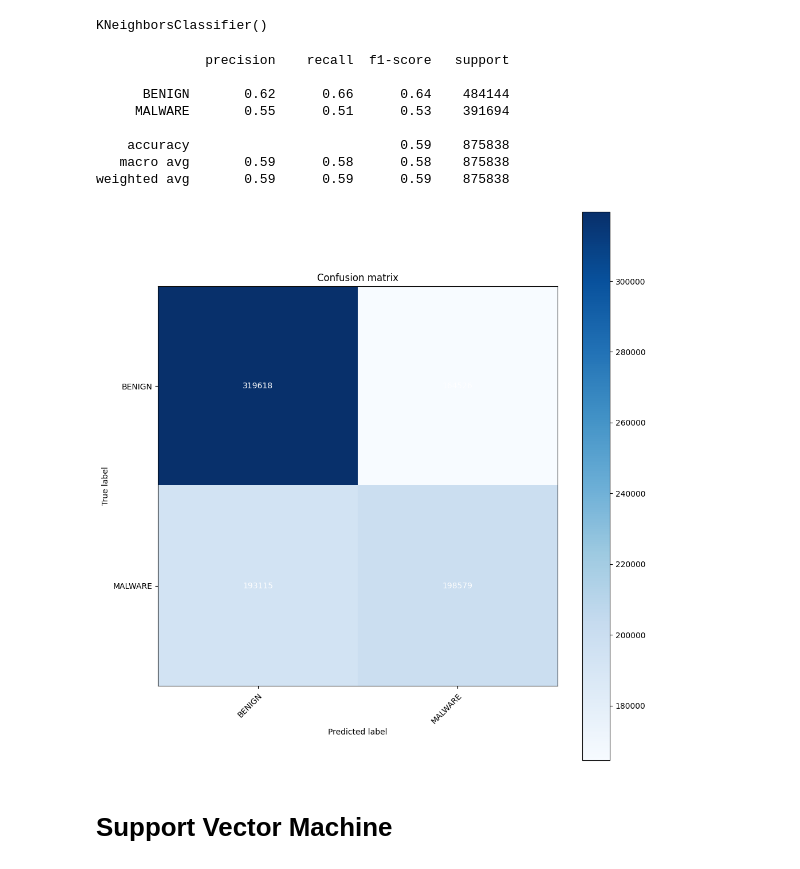
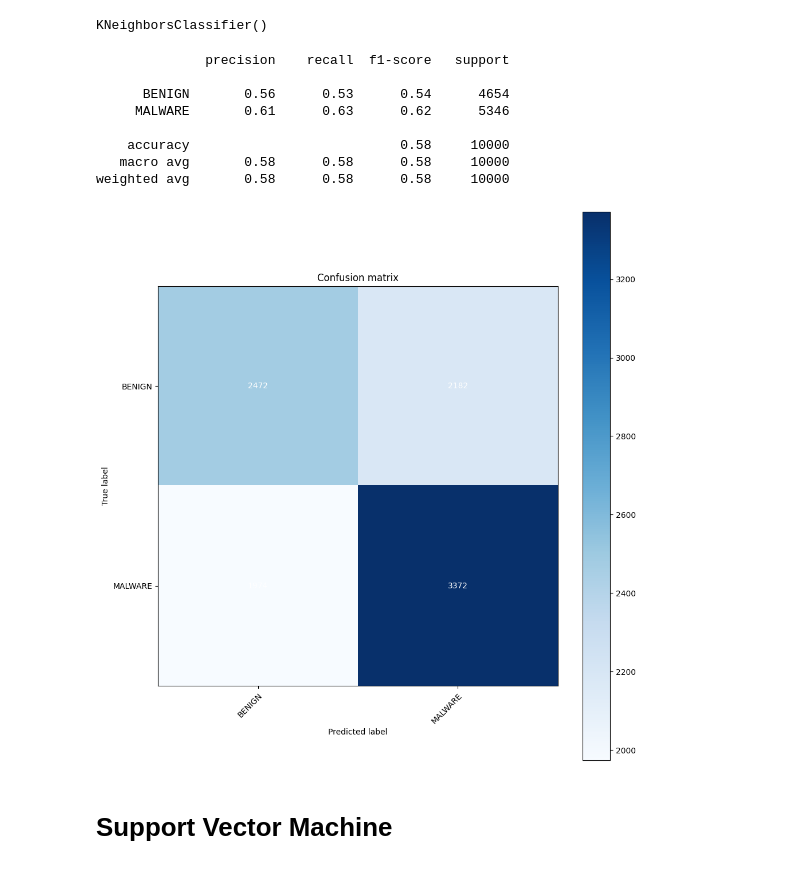
Before and after one commit to Alessandrostr95/progetto_machine_learning, a Jupyter notebook: progetto_ml_binary.ipynb, the cells around one changed output. Drawn from its saved outputs; the diff is of its cells as text; code cells hidden in the pictures.

```diff
--- a/progetto_ml_binary.ipynb
+++ b/progetto_ml_binary.ipynb
@@ -24,7 +86,7 @@ def load_data(directory, nrows=None, usecols=None, converters=None, dtype=None):
 # Read each CSV file in dir "path/to/root_dir"
     dfs = []
     for file in Path(directory).glob('**/*.csv'):
-        dfs.append(pd.read_csv(file, nrows=nrows, usecols=usecols, converters=converters, dtype=dtype))
+        dfs.append(pd.read_csv(file, nrows=nrows, converters=converters, dtype=dtype))
     # Put the dataframes to a single dataframe
     df = pd.concat(dfs, ignore_index=True)
     return df
@@ -39,9 +101,9 @@ converters = dict(itertools.product(usecols, [lambda x: tryconvert(x, float, np.
 converters[" Label"] = lambda x: x
 
 # Load data
-N_rows = 10
-benign_df = load_data(benign_dir, nrows=N_rows, usecols=usecols, converters=converters)
-malware_df = load_data(malware_dir, nrows=N_rows, usecols=usecols, converters=converters)
+N_rows = 1000
+benign_df = load_data(benign_dir, nrows=None, usecols=usecols, converters=converters)
+malware_df = load_data(malware_dir, nrows=None, usecols=usecols, converters=converters)
 
 df = pd.concat([benign_df, malware_df], ignore_index=True)
 
@@ -298,17 +367,17 @@ knn.fit(X_train, y_train)
 # %% [output]
 KNeighborsClassifier()
 # %%
-valuate(knn, X_test, y_test)
+valuate(knn, X_test[:10_000], y_test[:10_000])
 # %% [output]
               precision    recall  f1-score   support
 
-      BENIGN       0.62      0.66      0.64    484144
-     MALWARE       0.55      0.51      0.53    391694
+      BENIGN       0.56      0.53      0.54      4654
+     MALWARE       0.61      0.63      0.62      5346
 
-    accuracy                           0.59    875838
-   macro avg       0.59      0.58      0.58    875838
-weighted avg       0.59      0.59      0.59    875838
+    accuracy                           0.58     10000
+   macro avg       0.58      0.58      0.58     10000
+weighted avg       0.58      0.58      0.58     10000
-[figure, old version]
+[figure, new version]
 # %% [markdown]
 # Support Vector Machine
 # %%
```
Also changed, not shown: parts of 33 cells of this notebook, 10 other files.
